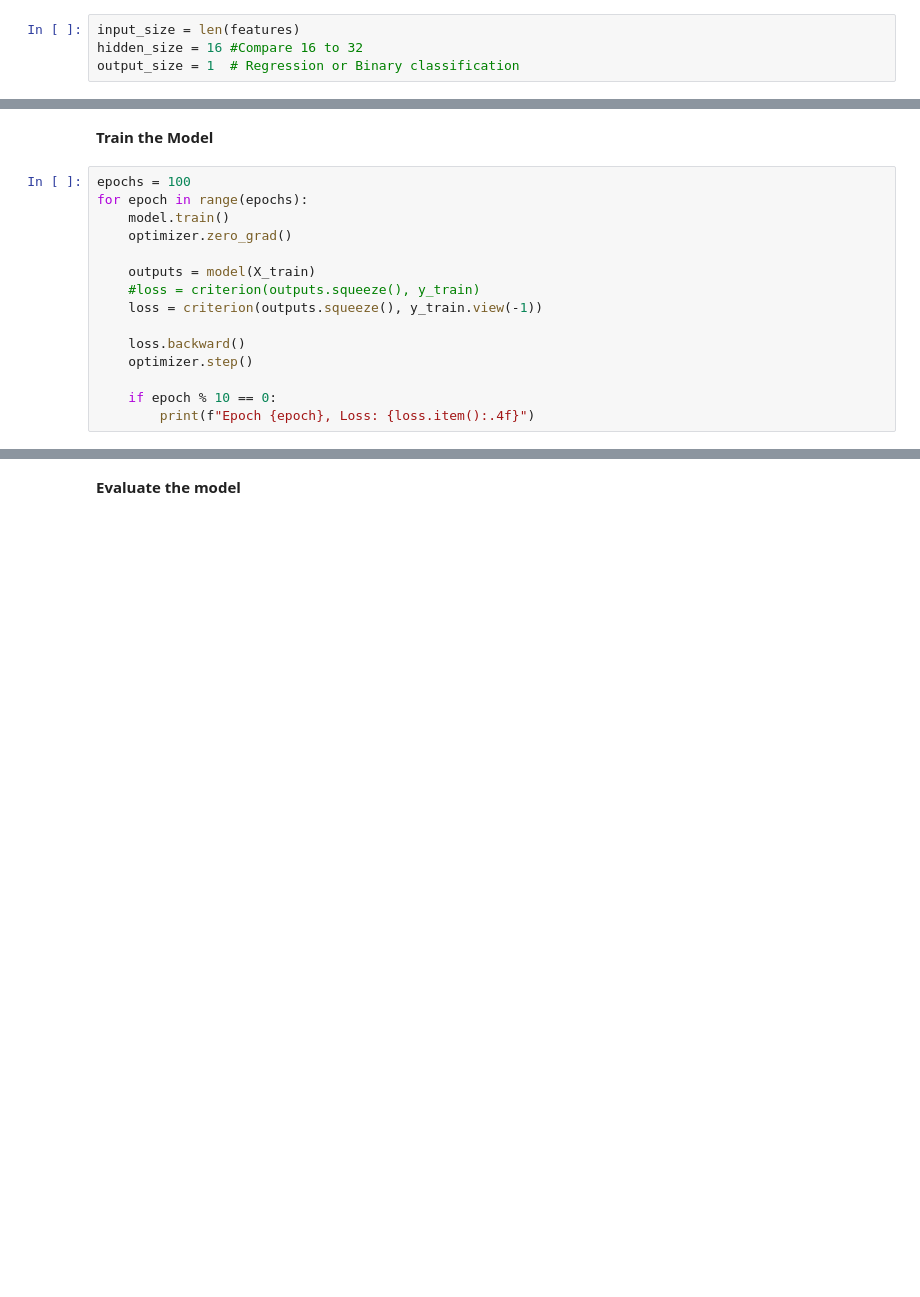
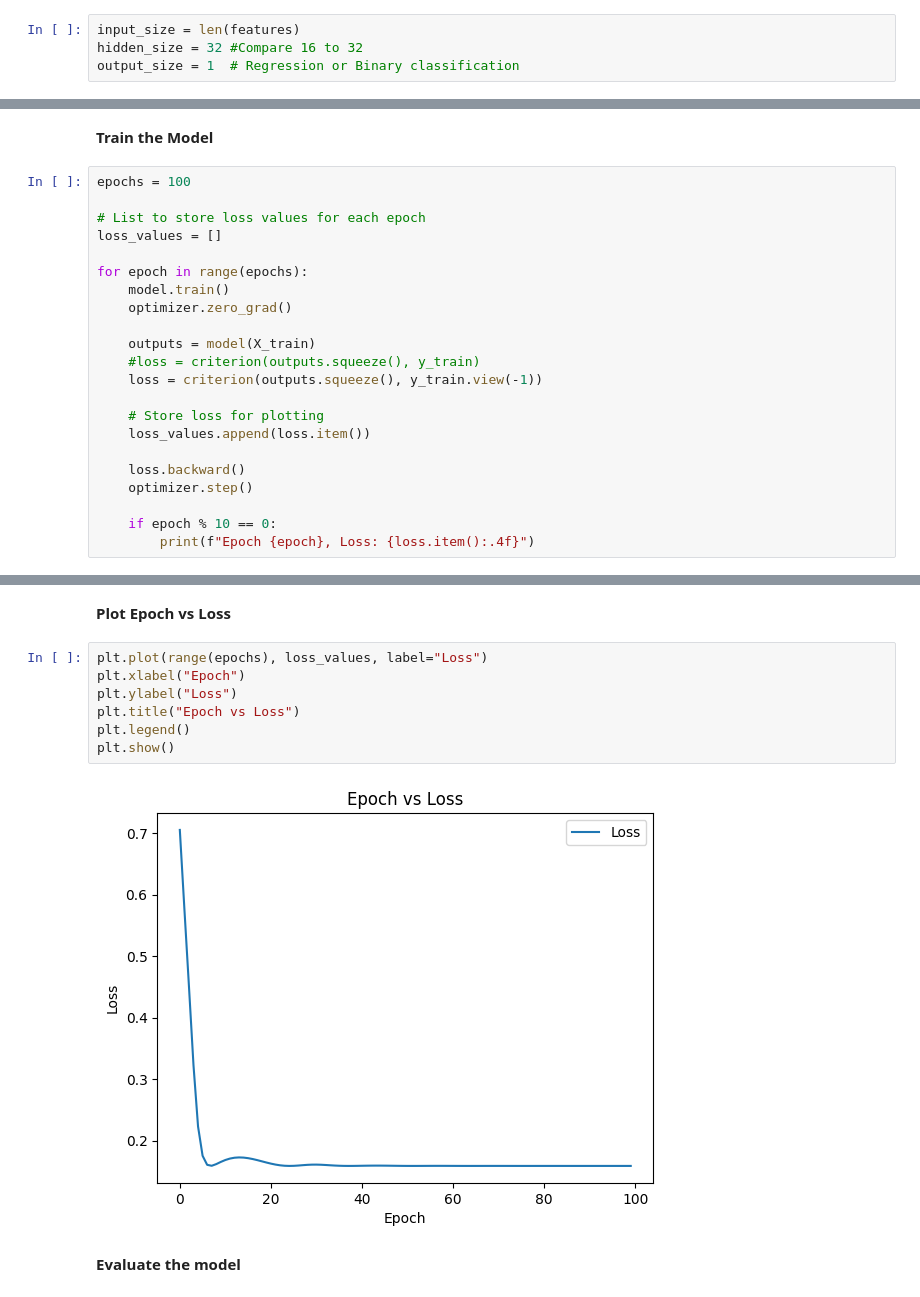
Before and after one commit to rhiats/TIHM-Dataset-RNN, a Jupyter notebook: RNN_TIHM_Dataset.ipynb, the cells around one changed output, grey strips where cells are left out. Drawn from its saved outputs; the diff is of its cells as text; blank space fills up the shorter version.

Commit message:
Epoch v. loss visualization

```diff
--- a/RNN_TIHM_Dataset.ipynb
+++ b/RNN_TIHM_Dataset.ipynb
@@ -110,7 +111,7 @@ class RNN(nn.Module):
 **Model parameters**
 # %%
 input_size = len(features)
-hidden_size = 16 #Compare 16 to 32
+hidden_size = 32 #Compare 16 to 32
 output_size = 1  # Regression or Binary classification
 # %%
 print(input_size)
@@ -133,6 +134,10 @@ optimizer = optim.Adam(model.parameters(), lr=0.01)
 **Train the Model**
 # %%
 epochs = 100
+
+# List to store loss values for each epoch
+loss_values = []
+
 for epoch in range(epochs):
     model.train()
     optimizer.zero_grad()
@@ -141,6 +146,9 @@ for epoch in range(epochs):
     #loss = criterion(outputs.squeeze(), y_train)
     loss = criterion(outputs.squeeze(), y_train.view(-1))
 
+    # Store loss for plotting
+    loss_values.append(loss.item())
+
     loss.backward()
     optimizer.step()
 
@@ -160,3 +168,14 @@ Epoch 90, Loss: 0.1362
+# %% [markdown]
+**Plot Epoch vs Loss**
+# %%
+plt.plot(range(epochs), loss_values, label="Loss")
+plt.xlabel("Epoch")
+plt.ylabel("Loss")
+plt.title("Epoch vs Loss")
+plt.legend()
+plt.show()
+# %% [output]
+[figure, added]
 # %% [markdown]
 **Evaluate the model**
 # %%
```
Also changed, not shown: parts of 3 cells of this notebook.
